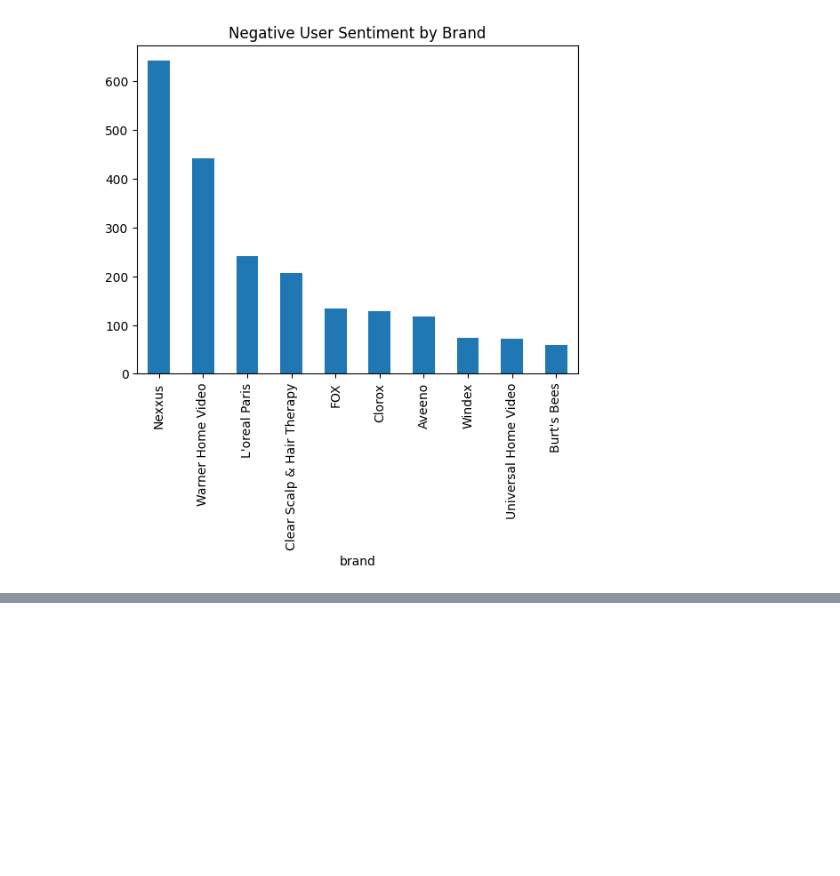
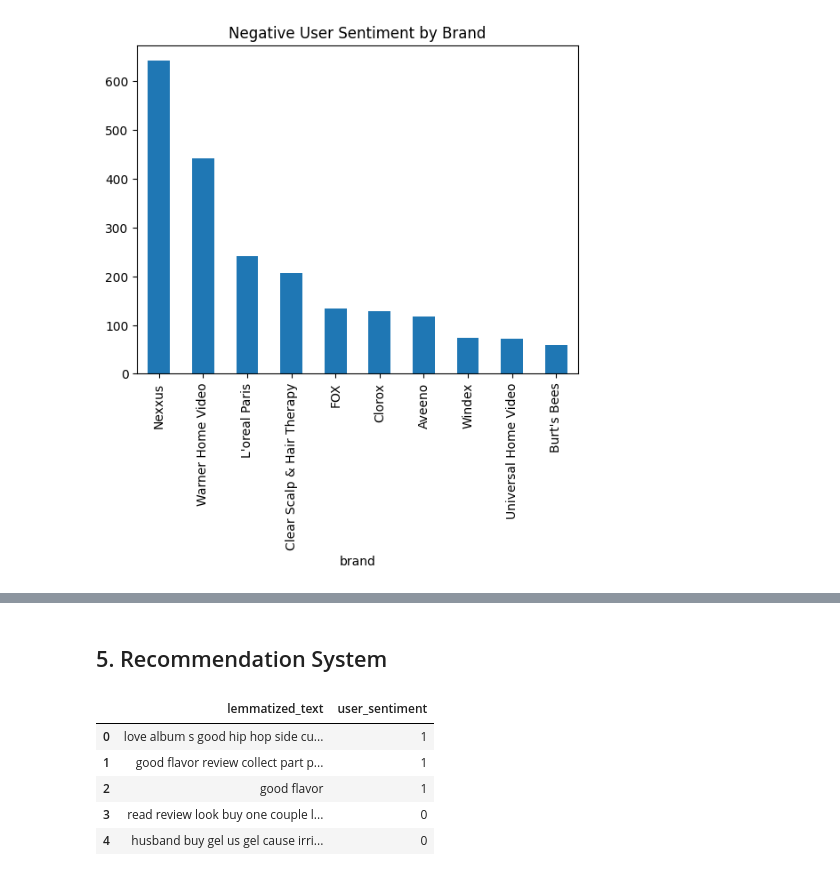
Before and after one commit to uvarajthulasiram/Capstone, a Jupyter notebook: notebooks/recommender.ipynb, the cells around one changed output, grey strips where cells are left out. Cells and saved outputs as stored; diff of their text form; code cells hidden in the pictures; blank space fills up the shorter version.

```diff
--- a/notebooks/recommender.ipynb
+++ b/notebooks/recommender.ipynb
@@ -190,0 +440,2 @@ plt.show()
+# %% [markdown]
+## 5. Recommendation System
@@ -190,0 +444,9 @@ plt.show()
+# %%
+df_clean.head()
+# %% [output]
+|  | lemmatized_text | user_sentiment |
+| 0 | love album s good hip hop side cu... | 1 |
+| 1 | good flavor review collect part p... | 1 |
+| 2 | good flavor | 1 |
+| 3 | read review look buy one couple l... | 0 |
+| 4 | husband buy gel us gel cause irri... | 0 |
```
Also changed, not shown: parts of 27 cells of this notebook, 3 other files.
